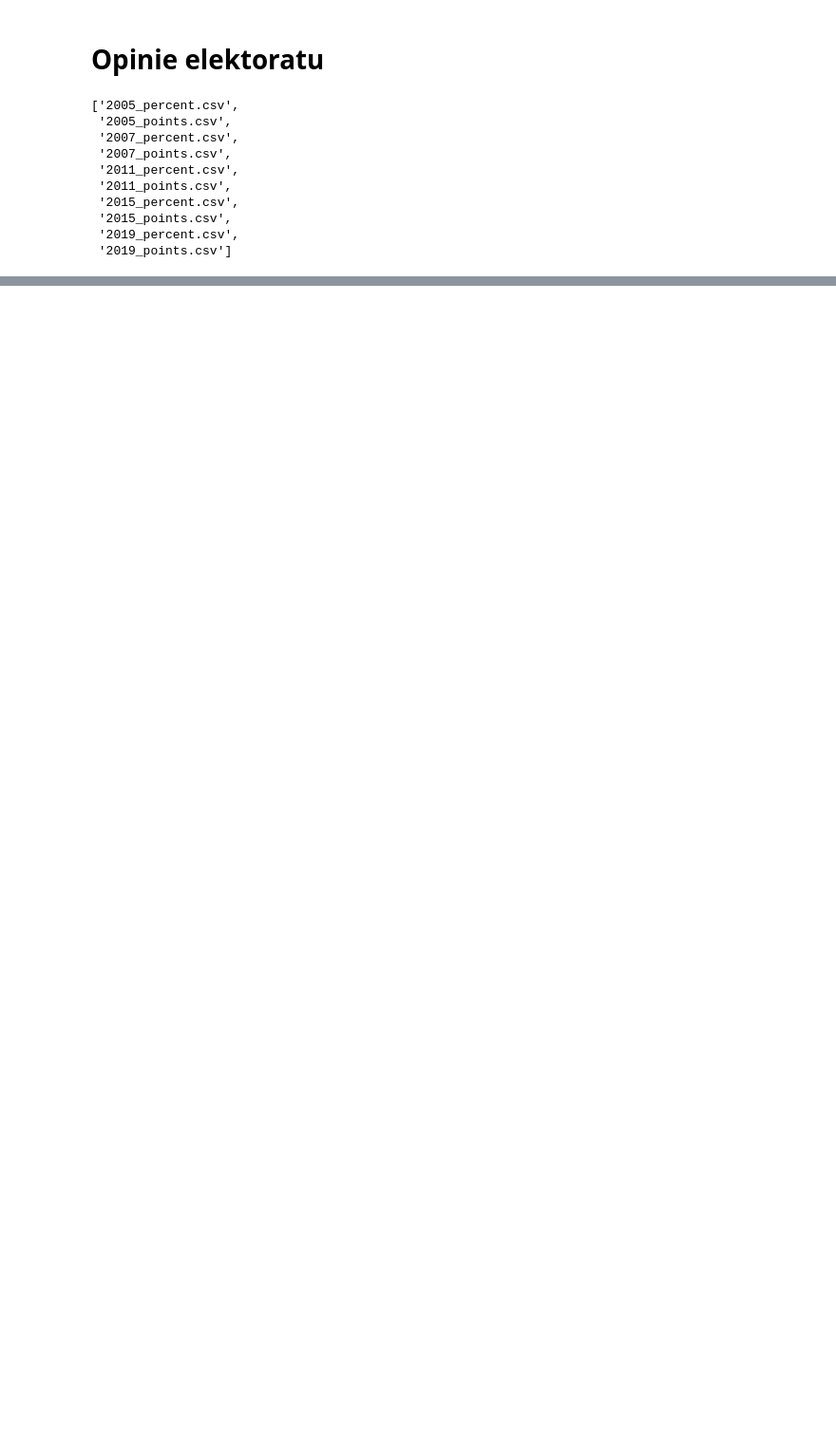
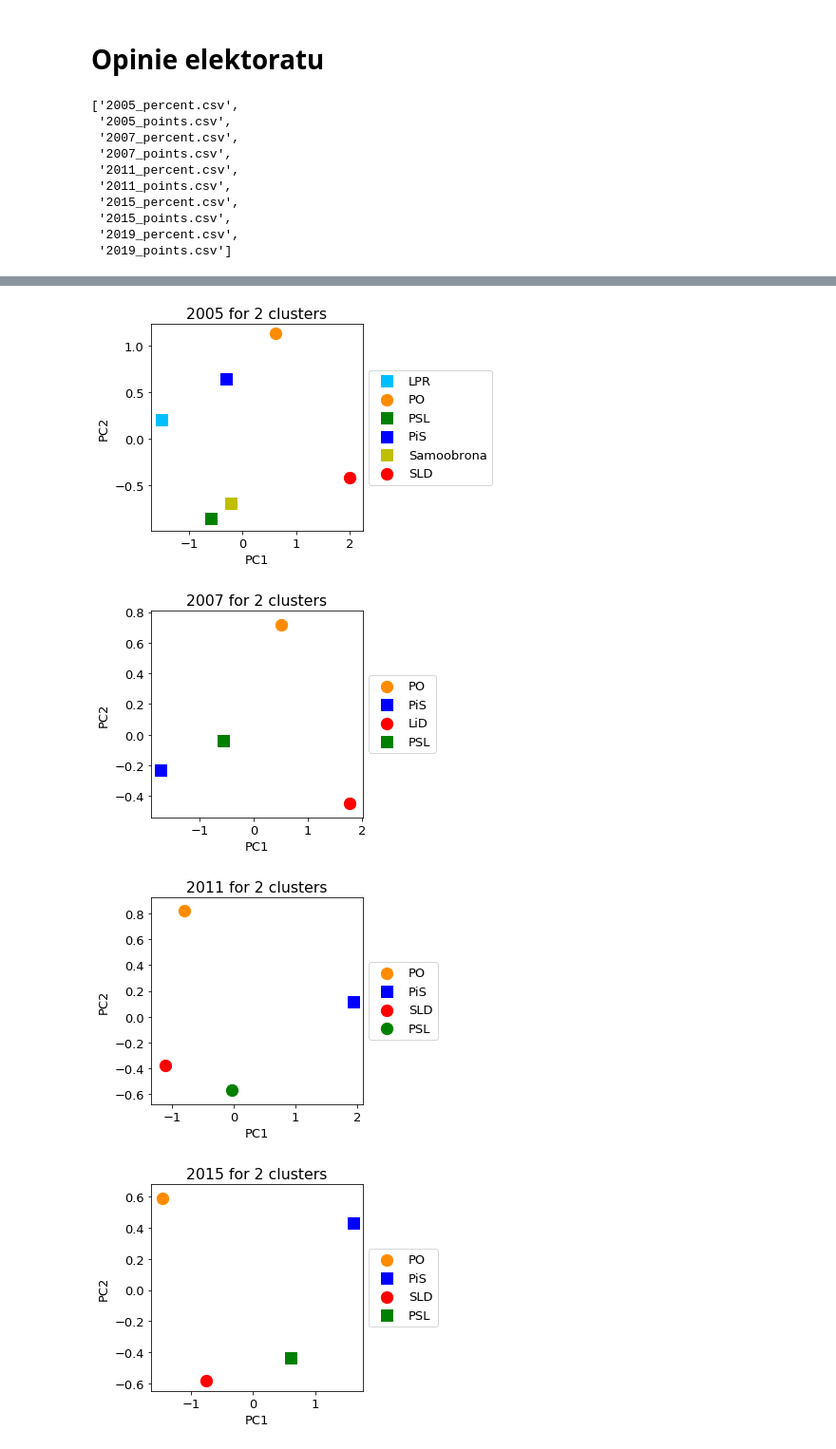
Before and after one commit to MarBry111/Forecast_Election_Poland, a Jupyter notebook: Compare_parties.ipynb, the cells around one changed output, grey strips where cells are left out. Shown at 95% size. Cells and saved outputs as stored; diff of their text form; code cells hidden in the pictures; blank space fills up the shorter version.

```diff
--- a/Compare_parties.ipynb
+++ b/Compare_parties.ipynb
@@ -133,7 +178,7 @@ for inx in np.arange(1,len(op_list),2):
     pca.fit(op_list[inx])
 
     X_pca=pca.transform(op_list[inx])
-    print('Variance ratio:', pca.explained_variance_ratio_, 'Total var:', np.sum(pca.explained_variance_ratio_[:2]))
+    #print('Variance ratio:', pca.explained_variance_ratio_, 'Total var:', np.sum(pca.explained_variance_ratio_[:2]))
     #print('Components ratio:', pca.components_.T)
 
     parties_Kmeans = KMeans(n_clusters=3)
@@ -149,11 +194,25 @@ for inx in np.arange(1,len(op_list),2):
     for i in range(op_list[inx].shape[0]):
         m = mm[parties_Kmeans.labels_[i]]
         #plt.scatter(MDS_parties[i,1],MDS_parties[i,1], marker=m, s = 150)
-        plt.scatter(X_pca[i,0],X_pca[i,1], marker=m, s = 150)
+        p = op_list[inx].index.values.tolist( )[i]
+
+        if p == 'PO': c = 'darkorange'
+        elif p == 'PiS': c = 'blue'
+        elif p in ['SLD','LiD']: c = 'red'
+        elif p == 'PSL': c = 'green'
+        elif p == 'LPR': c = 'deepskyblue'
+        elif p == 'Samoobrona': c = 'y'
+        else: c = 'indigo'
+
+        plt.scatter(X_pca[i,0],X_pca[i,1], marker=m, c=c, s = 150)
+
+    #2011 + Palikot
+    #2015 Kukiz
 
     plt.title(years[inx//2]+' for 3 clusters')
     plt.xlabel("PC1")
     plt.ylabel("PC2")
     plt.legend(op_list[inx].index.values.tolist( ), loc='center left', bbox_to_anchor=(1, 0.5))
-    plt.plot()
+    plt.savefig('dane_pdf/charaktetyryka_pogladow/images/'+years[inx//2]+'_3_clusters.png',
+               bbox_inches='tight')
 # %% [output]
@@ -169,0 +220,50 @@ Variance ratio: [0.8621703  0.10061165 0.02352837] Total var: 0.9627819444345193
+# %%
+for inx in np.arange(1,len(op_list),2):
+    pca = PCA(n_components=3)
+    pca.fit(op_list[inx])
+
+    X_pca=pca.transform(op_list[inx])
+    #print('Variance ratio:', pca.explained_variance_ratio_)
+
+    parties_Kmeans = KMeans(n_clusters=2)
+    parties_Kmeans = parties_Kmeans.fit(op_list[inx])
+
+    embedding = MDS(n_components=2)
+    MDS_parties = embedding.fit_transform(op_list[inx])
+
+    mm = ['o', 'v' ,'s']
+    plt.figure(figsize=(4,4))
+    plt.rcParams.update({'font.size': 13})
+
+    m0 = parties_Kmeans.labels_[ np.where(op_list[inx].index.values =='PO')[0][0] ]
+    m1 = parties_Kmeans.labels_[ np.where(op_list[inx].index.values =='PiS')[0][0] ]
+
+    for i in range(op_list[inx].shape[0]):
+        #m = mm[parties_Kmeans.labels_[i]]
+        #plt.scatter(MDS_parties[i,1],MDS_parties[i,1], marker=m, s = 150)
+        p = op_list[inx].index.values.tolist( )[i]
+
+        if p == 'PO': c = 'darkorange'
+        elif p == 'PiS': c = 'blue'
+        elif p in ['SLD','LiD']: c = 'red'
+        elif p == 'PSL': c = 'green'
+        elif p == 'LPR': c = 'deepskyblue'
+        elif p == 'Samoobrona': c = 'y'
+        else: c = 'indigo'
+
+        if parties_Kmeans.labels_[i] == m0: m='o'
+        else: m='s'
+
+        plt.scatter(X_pca[i,0],X_pca[i,1], marker=m, c=c, s = 150)
+
+    plt.title(years[inx//2]+' for 2 clusters')
+    plt.xlabel("PC1")
+    plt.ylabel("PC2")
+    plt.legend(op_list[inx].index.values.tolist( ), loc='center left', bbox_to_anchor=(1, 0.5))
+    plt.savefig('dane_pdf/charaktetyryka_pogladow/images/'+years[inx//2]+'_2_clusters.png',
+           bbox_inches='tight')
+# %% [output]
+[figure, added]
+[figure, added]
+[figure, added]
+[figure, added]
```
Also changed, not shown: parts of 17 cells of this notebook, 1 other file.
